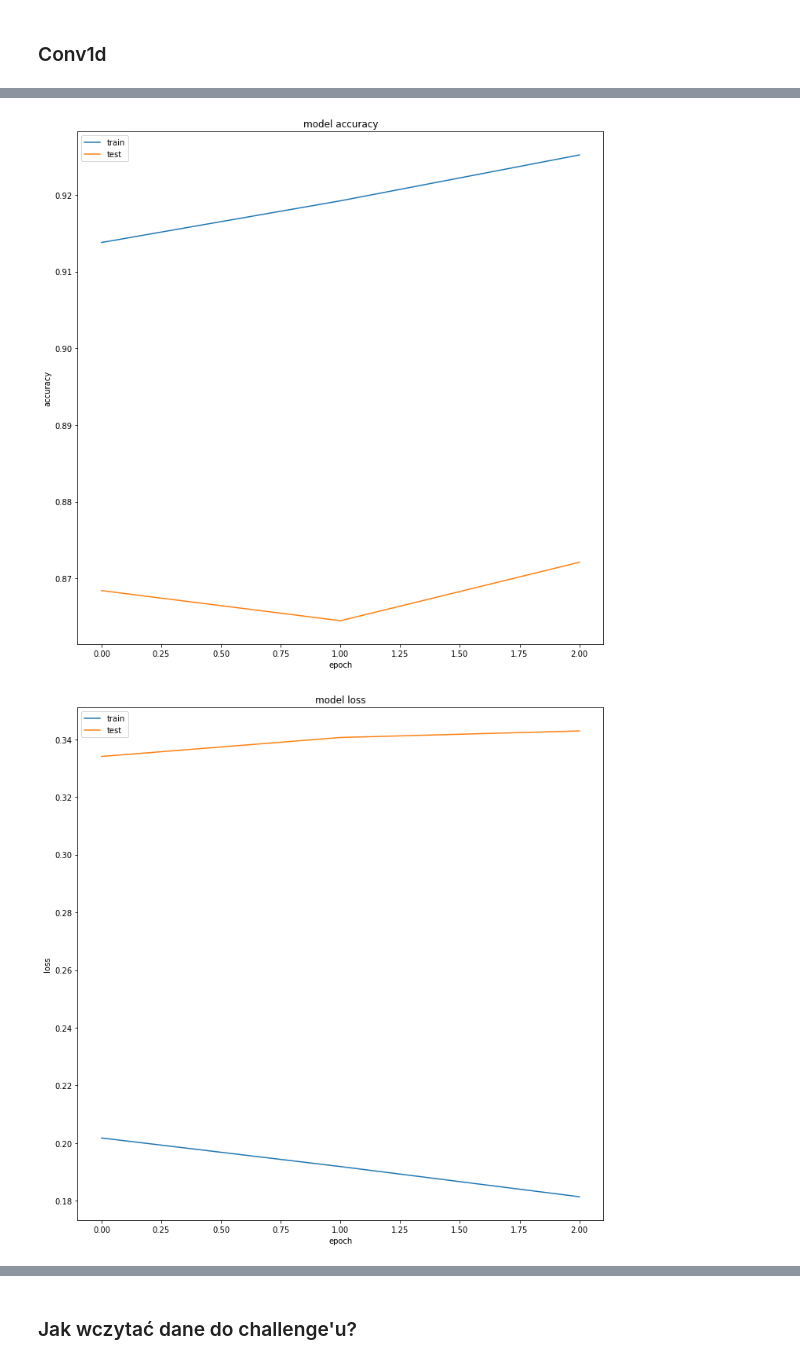
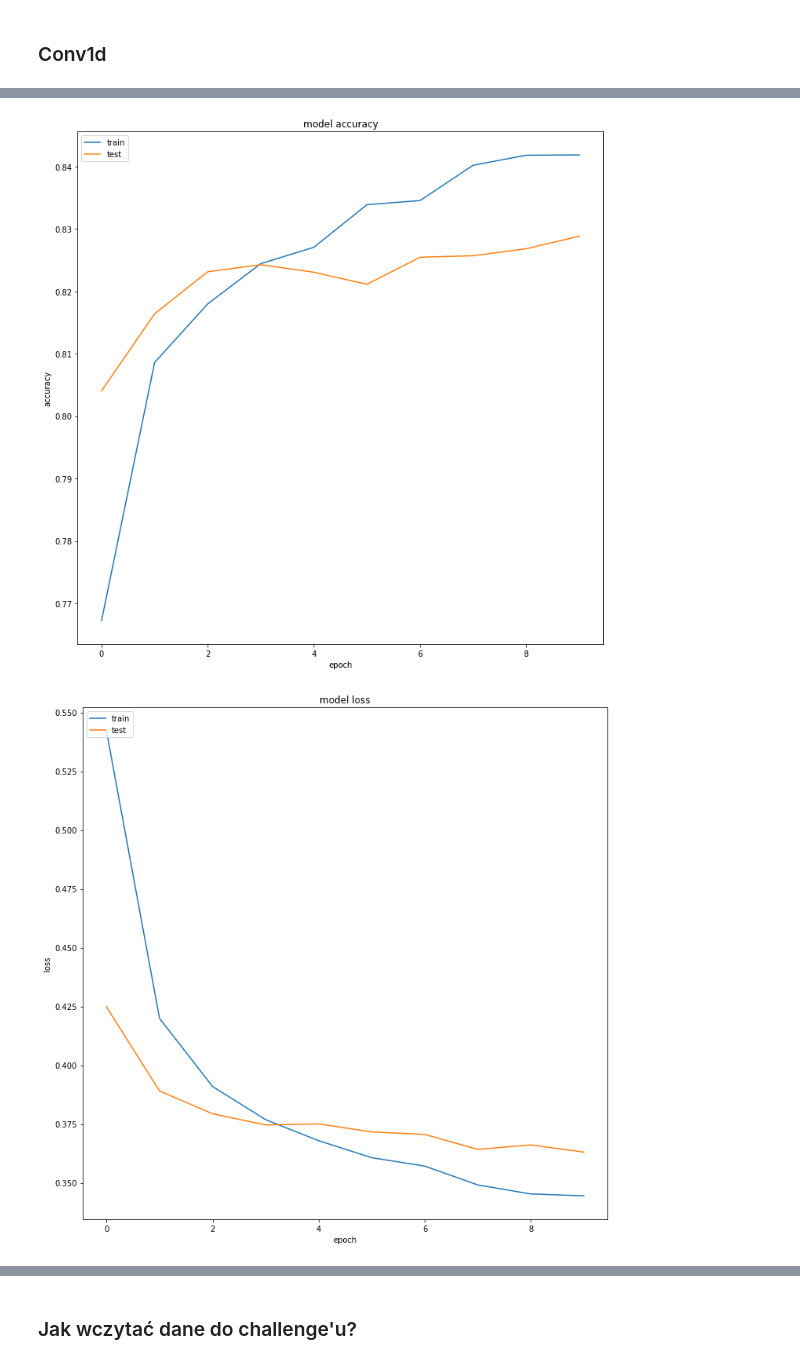
Before and after one commit to asyrofist/SimpleSentimentAnalysis, a Jupyter notebook: notebook_warsztat.ipynb, the cells around one changed output, grey strips where cells are left out. Cells and saved outputs as stored; diff of their text form; code cells hidden in the pictures.

```diff
--- a/notebook_warsztat.ipynb
+++ b/notebook_warsztat.ipynb
@@ -376,0 +401,2 @@ def get_accuracy_score(estimator):
+# %%
+a = fsa.transform(x_train)
@@ -376,0 +405,2 @@ def get_accuracy_score(estimator):
+# %%
+a = a.reshape(-1, 10*100)
@@ -376,0 +411,4 @@ def get_accuracy_score(estimator):
+# %%
+model_dense.compile('adam', 'binary_crossentropy', metrics=['accuracy'])
+# %%
+model_dense.fit(a, dummy_y_train, epochs = 10)
@@ -452,7 +482,7 @@ model_conv = Pipeline([
     ('nn', NeuralNet(create_conv_model(0.3, 10), 'conv_1d')),
 ])
 
-model.fit(x_train, dummy_y_train)
+model_conv.fit(x_train, dummy_y_train)
 
-plot_training(model.steps[1][1].history)
+plot_training(model_conv.steps[1][1].history)
 # %% [output]
@@ -469,5 +506,5 @@ Epoch 00003: val_loss did not improve from 0.32231
-[figure, old version]
+[figure, new version]
-[figure, old version]
+[figure, new version]
 # %%
 get_accuracy_score(model_conv)
 # %% [output]
```
Also changed, not shown: parts of 18 cells of this notebook, 1 other file.
